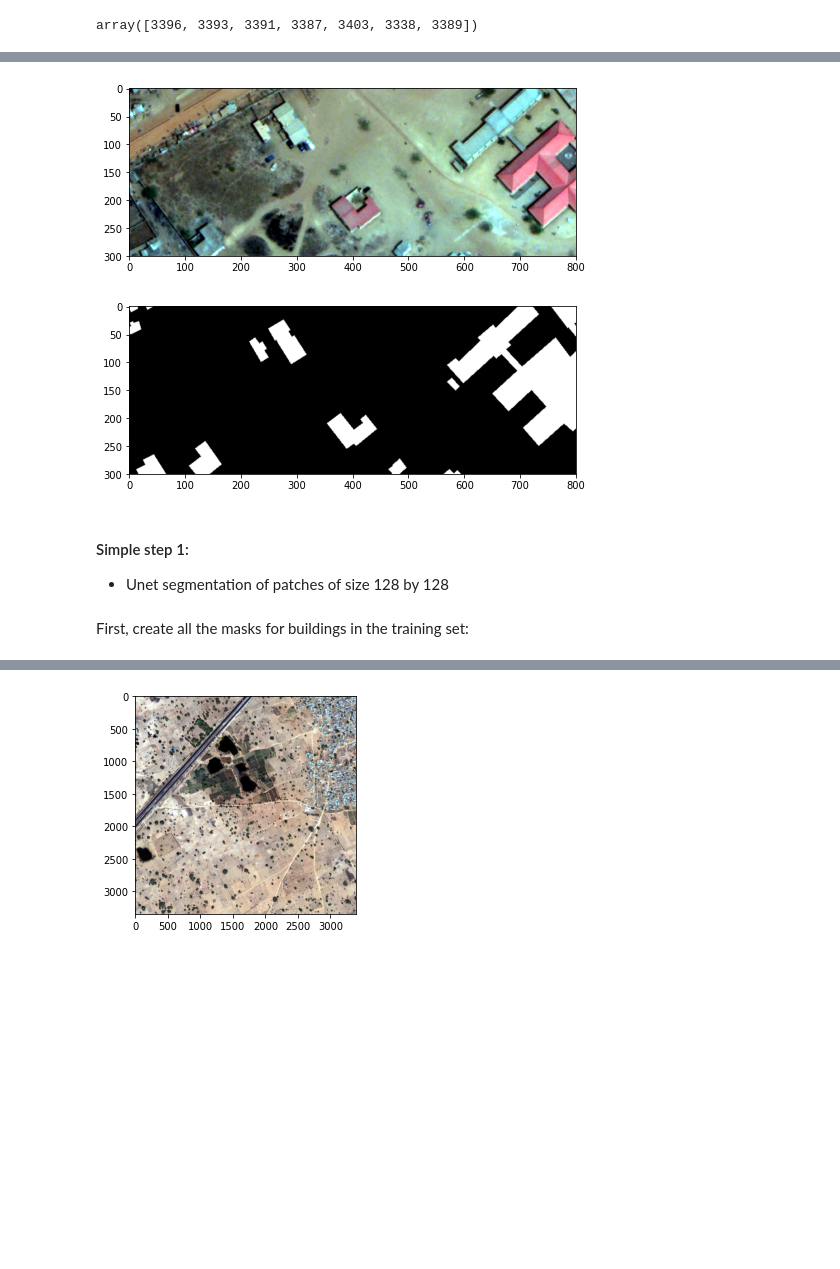
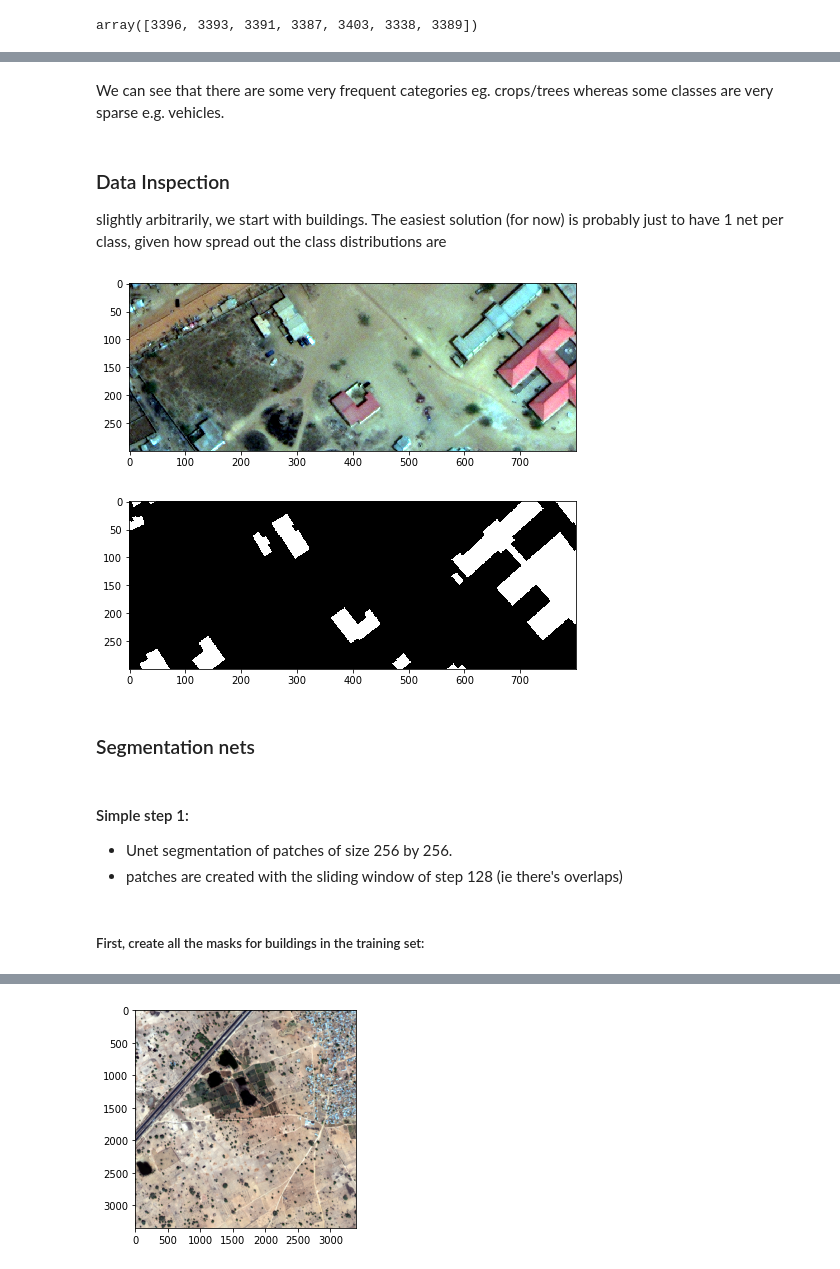
Before and after one commit to wwymak/kaggle-dstl, a Jupyter notebook: starter1.ipynb, the cells around one changed output, grey strips where cells are left out. Drawn from its saved outputs; the diff is of its cells as text; code cells hidden in the pictures; blank space fills up the shorter version.

```diff
--- a/starter1.ipynb
+++ b/starter1.ipynb
@@ -150,7 +197,13 @@ labels.head()
+# %% [markdown]
+We can see that there are some very frequent categories eg. crops/trees whereas some classes are very sparse e.g. vehicles.
+# %% [markdown]
+### Data Inspection
+
+slightly arbitrarily, we start with buildings. The easiest solution (for now) is probably just to have 1 net per class, given how spread out the class distributions are
 # %%
 imgid = "6120_2_2"
 class_type = 1
-img_rgb = tiff.imread(str(data_dir / "three_band"/ f"{imgid}.tif")).transpose([1, 2, 0])
+img_rgb = sktif.imread(str(data_dir / "three_band"/ f"{imgid}.tif")).transpose([1, 2, 0])
 mask_polygons = labels.loc[(labels.index == imgid) & \
                            (labels.ClassType == 1) ]["scale_poly"][0]
 # %%
@@ -165,6 +218,9 @@ def create_mask(polygons, h,w):
     return img_mask
 # %%
 def scale_percentile(matrix):
+    """
+    for scaling the tif files, which have numeric ranges > 256 backk to 256 for display
+    """
     w, h, d = matrix.shape
     matrix = np.reshape(matrix, [w * h, d]).astype(np.float64)
     # Get 2nd and 98th percentile
@@ -178,20 +234,23 @@ def scale_percentile(matrix):
 img_mask = create_mask(mask_polygons, IMG_HEIGHT, IMG_WIDTH)
 # %%
 fig = plt.figure(figsize=(8,6))
-tiff.imshow(255 * scale_percentile(img_rgb[2900:3200,1500:2300]),figure=fig);
+sktif.imshow(255 * scale_percentile(img_rgb[2900:3200,1500:2300]),figure=fig);
 # %% [output]
-[figure, old version]
+[figure, new version]
 # %%
 def show_mask(m, **kwargs):
     # hack for nice display
-    tiff.imshow(255 * np.stack([m, m, m]),  **kwargs);
+    sktif.imshow(255 * np.stack([m, m, m]),  **kwargs);
 fig = plt.figure(figsize=(8,6))
 show_mask(img_mask[2900:3200,1500:2300],figure=fig)
 # %% [output]
-[figure, old version]
+[figure, new version]
+# %% [markdown]
+### Segmentation nets
 # %% [markdown]
 #### Simple step 1:
-- Unet segmentation of patches of size 128 by 128
+- Unet segmentation of patches of size 256 by 256.
+- patches are created with the sliding window of step 128 (ie there's overlaps)
 # %% [markdown]
-First, create all the masks for buildings in the training set:
+##### First, create all the masks for buildings in the training set:
 # %%
```
Also changed, not shown: parts of 32 cells of this notebook.
